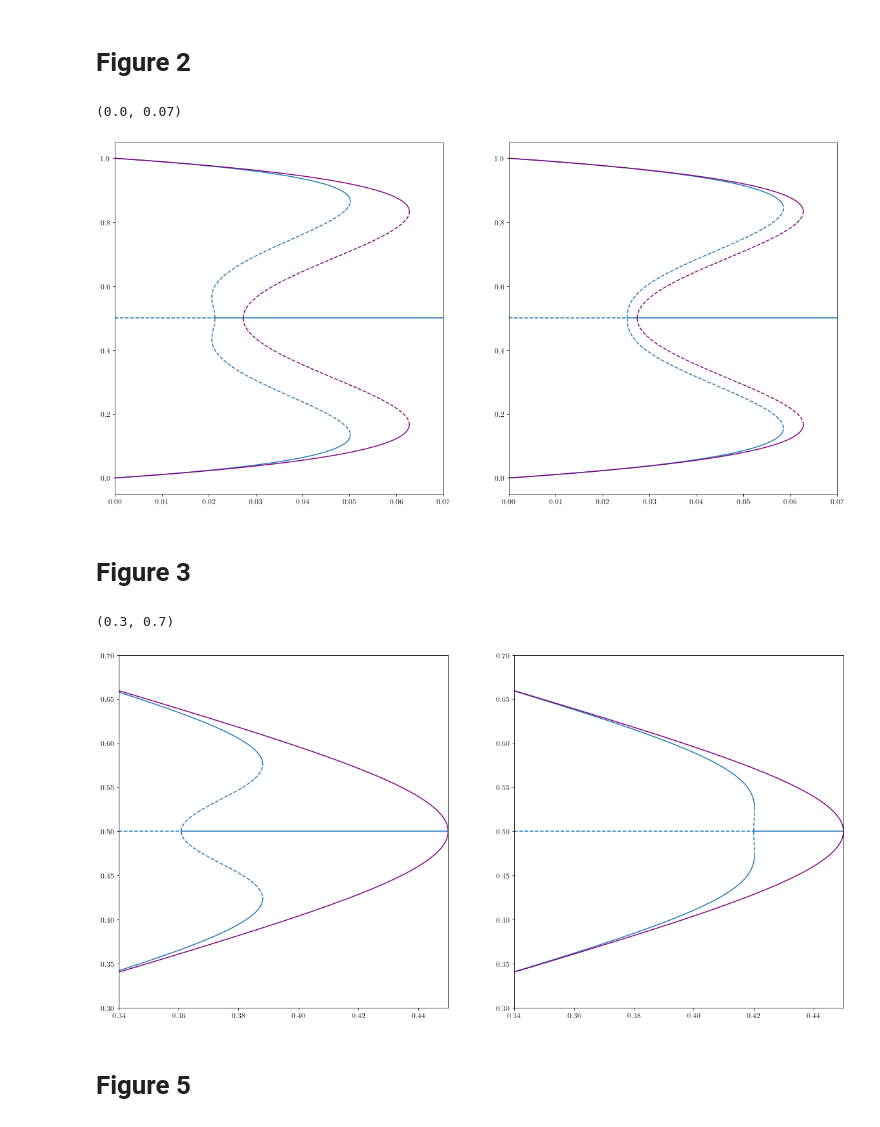
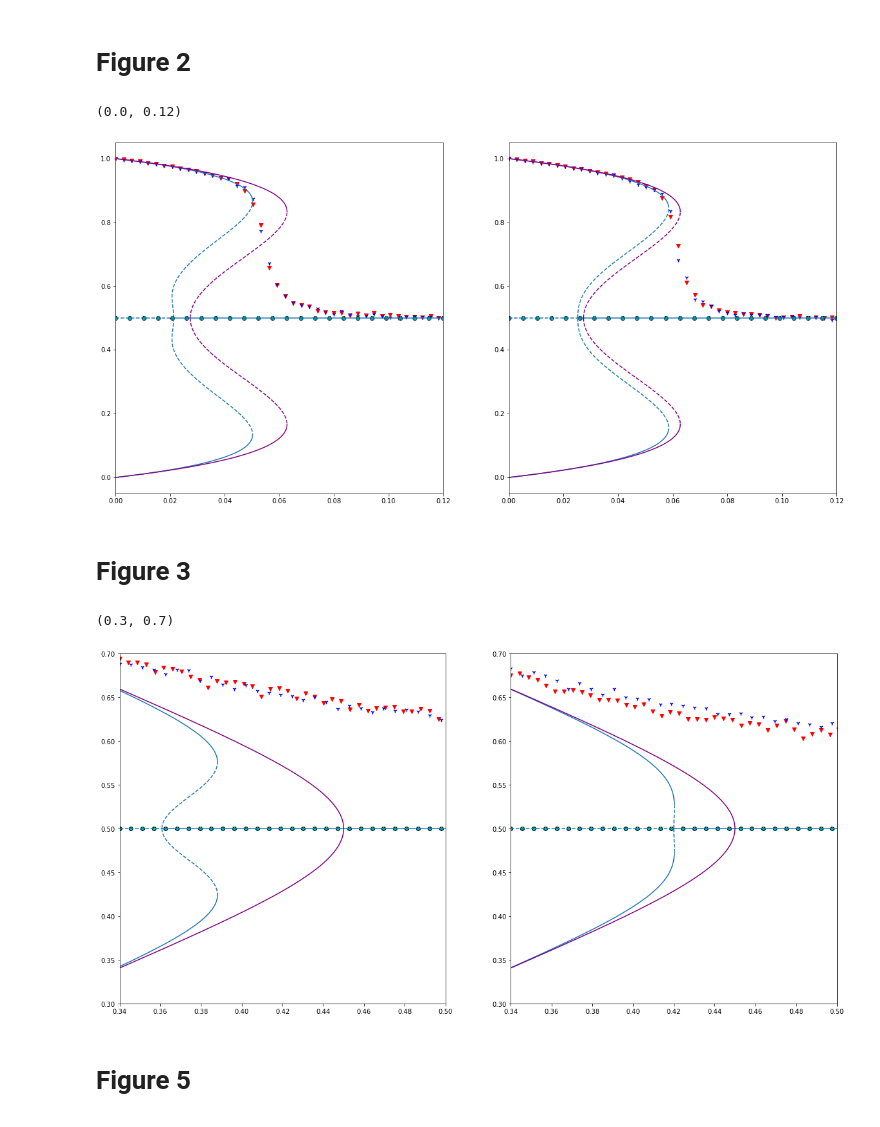
Before and after one commit to pucandrzej/DPOCN_project, a Jupyter notebook: reproduction_of_article_graphs.ipynb, the cells around one changed output. Drawn from its saved outputs; the diff is of its cells as text; code cells hidden in the pictures.

Commit message:
figure 2 and 3 done

```diff
--- a/reproduction_of_article_graphs.ipynb
+++ b/reproduction_of_article_graphs.ipynb
@@ -75,6 +77,15 @@ ax.plot(MFA_results[:np.where(MFA_results == np.max(MFA_results))[0][0]], 1 - np
 ax.plot(MFA_results[np.where(MFA_results == np.max(MFA_results))[0][0]:], 1 - np.linspace(0.5, 1, 10000)[np.where(MFA_results == np.max(MFA_results))[0][0]:], color = 'purple')
 ax.set_xlim(x_ax_limits)
 
+plot_figure(4, 10, 50, 1, ax)
+plot_figure(4, 10, 50, 1, ax, "ws")
+
+xs = np.linspace(0, 0.12, 24)
+vals = 0.5 * np.ones([1, 24])
+
+ax.scatter(xs, vals, marker="o", color="k")
+ax.scatter(xs, vals, marker='*', color="c")
+
 ax = axs[1]
 # PA
 # upper part
@@ -92,14 +103,27 @@ ax.plot(MFA_results[np.where(MFA_results == np.max(MFA_results))[0][0]:], np.lin
 # lower part
 ax.plot(MFA_results[:np.where(MFA_results == np.max(MFA_results))[0][0]], 1 - np.linspace(0.5, 1, 10000)[:np.where(MFA_results == np.max(MFA_results))[0][0]], color = 'purple', linestyle = '--')
 ax.plot(MFA_results[np.where(MFA_results == np.max(MFA_results))[0][0]:], 1 - np.linspace(0.5, 1, 10000)[np.where(MFA_results == np.max(MFA_results))[0][0]:], color = 'purple')
+
+ax = axs[1]
+
+plot_figure(4, 10, 150, 1, ax)
+plot_figure(4, 10, 150, 1, ax, "ws")
+
+
+xs = np.linspace(0, 0.12, 24)
+vals = 0.5 * np.ones([1, 24])
+
+ax.scatter(xs, vals, marker="o", color="k")
+ax.scatter(xs, vals, marker='*', color="c")
+
 ax.set_xlim(x_ax_limits)
 # %% [output]
-(0.0, 0.07)
+(0.0, 0.12)
-[figure, old version]
+[figure, new version]
 # %% [markdown]
 # Figure 3
 # %%
-x_ax_limits = [0.34, 0.45]
+x_ax_limits = [0.34, 0.5]
 
 k_L = 50
 k_R = 150
@@ -132,34 +156,57 @@ ax.plot(SUFP_L[np.nanargmax(SUFP_L):], 1- C[np.nanargmax(SUFP_L):], color = ax.g
 # upper part
 ax.plot(MFA_results[:np.where(MFA_results == np.max(MFA_results))[0][0]], np.linspace(0.5, 1, 10000)[:np.where(MFA_results == np.max(MFA_results))[0][0]], color = 'purple', linestyle = '--')
 ax.plot(MFA_results[np.where(MFA_results == np.max(MFA_results))[0][0]:], np.linspace(0.5, 1, 10000)[np.where(MFA_results == np.max(MFA_results))[0][0]:], color = 'purple')
 # lower part
 ax.plot(MFA_results[:np.where(MFA_results == np.max(MFA_results))[0][0]], 1 - np.linspace(0.5, 1, 10000)[:np.where(MFA_results == np.max(MFA_results))[0][0]], color = 'purple', linestyle = '--')
 ax.plot(MFA_results[np.where(MFA_results == np.max(MFA_results))[0][0]:], 1 - np.linspace(0.5, 1, 10000)[np.where(MFA_results == np.max(MFA_results))[0][0]:], color = 'purple')
+
+plot_figure(10, 10, 50, 1, ax)
+plot_figure(10, 10, 50, 1, ax, "ws")
+
+xs = np.linspace(0.34, 0.74, 72)
+vals = 0.5 * np.ones([1, 72])
+
+ax.scatter(xs, vals, marker="o", color="k")
+ax.scatter(xs, vals, marker='*', color="c")
+
 ax.set_xlim(x_ax_limits)
 ax.set_ylim([0.3, 0.7])
+
+
 
 ax = axs[1]
 # PA
 # upper part
 ax.plot(SUFP_R[:np.nanargmax(SUFP_R)], C[:np.nanargmax(SUFP_R)], '--')
 ax.plot(SUFP_R[np.nanargmax(SUFP_R):], C[np.nanargmax(SUFP_R):], color = ax.get_lines()[-1].get_c())
 ax.hlines(y = 0.5, xmin = x_ax_limits[0], xmax = SUFP_R[0], linestyles = '--')
 ax.hlines(y = 0.5, xmin = SUFP_R[0], xmax = x_ax_limits[1])
 # lower part
 ax.plot(SUFP_R[:np.nanargmax(SUFP_R)], 1 - C[:np.nanargmax(SUFP_R)], '--', color = ax.get_lines()[-1].get_c())
 ax.plot(SUFP_R[np.nanargmax(SUFP_R):], 1- C[np.nanargmax(SUFP_R):], color = ax.get_lines()[-1].get_c())
 # MFA
 # upper part
 ax.plot(MFA_results[:np.where(MFA_results == np.max(MFA_results))[0][0]], np.linspace(0.5, 1, 10000)[:np.where(MFA_results == np.max(MFA_results))[0][0]], color = 'purple', linestyle = '--')
 ax.plot(MFA_results[np.where(MFA_results == np.max(MFA_results))[0][0]:], np.linspace(0.5, 1, 10000)[np.where(MFA_results == np.max(MFA_results))[0][0]:], color = 'purple')
 # lower part
 ax.plot(MFA_results[:np.where(MFA_results == np.max(MFA_results))[0][0]], 1 - np.linspace(0.5, 1, 10000)[:np.where(MFA_results == np.max(MFA_results))[0][0]], color = 'purple', linestyle = '--')
 ax.plot(MFA_results[np.where(MFA_results == np.max(MFA_results))[0][0]:], 1 - np.linspace(0.5, 1, 10000)[np.where(MFA_results == np.max(MFA_results))[0][0]:], color = 'purple')
+
+
+plot_figure(10, 10, 150, 1, ax)
+plot_figure(10, 10, 150, 1, ax, "ws")
+
+xs = np.linspace(0.34, 0.74, 72)
+vals = 0.5 * np.ones([1, 72])
+
+ax.scatter(xs, vals, marker="o", color="k")
+ax.scatter(xs, vals, marker='*', color="c")
+
 ax.set_xlim(x_ax_limits)
 ax.set_ylim([0.3, 0.7])
 # %% [output]
 (0.3, 0.7)
-[figure, old version]
+[figure, new version]
 # %% [markdown]
 # Figure 5
 # %%
```
Also changed, not shown: parts of 3 cells of this notebook, 14 other files.
